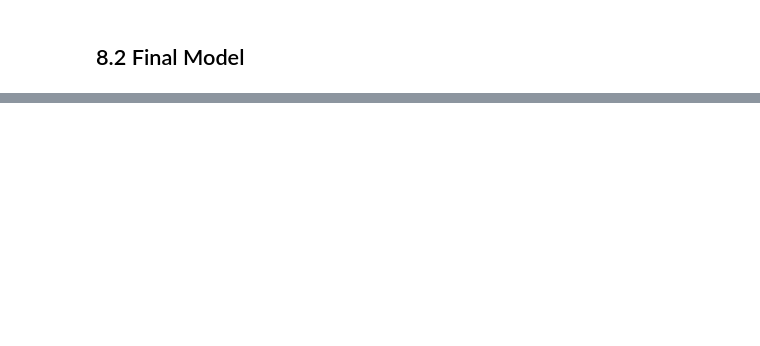
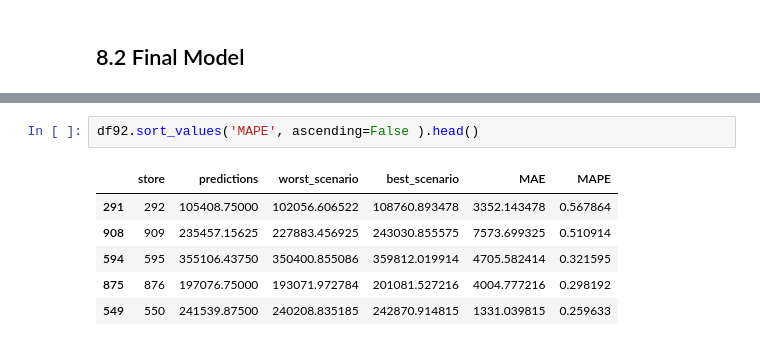
Before and after one commit to alvaro-morais-png/ds_em_producao, a Jupyter notebook: mo7_sotre_sales_prediction.ipynb, the cells around one changed output, grey strips where cells are left out. Saved outputs shown, nothing was run; the diff lists cells and outputs as text; blank space fills up the shorter version.

```diff
--- a/mo7_sotre_sales_prediction.ipynb
+++ b/mo7_sotre_sales_prediction.ipynb
@@ -1603,0 +1626,9 @@ xgb_result_tuned
+# %%
+df92.sort_values('MAPE', ascending=False ).head()
+# %% [output]
+|  | store | predictions | worst_scenario | best_scenario | MAE | MAPE |
+| 291 | 292 | 105408.75000 | 102056.606522 | 108760.893478 | 3352.143478 | 0.567864 |
+| 908 | 909 | 235457.15625 | 227883.456925 | 243030.855575 | 7573.699325 | 0.510914 |
+| 594 | 595 | 355106.43750 | 350400.855086 | 359812.019914 | 4705.582414 | 0.321595 |
+| 875 | 876 | 197076.75000 | 193071.972784 | 201081.527216 | 4004.777216 | 0.298192 |
+| 549 | 550 | 241539.87500 | 240208.835185 | 242870.914815 | 1331.039815 | 0.259633 |
```
Also changed, not shown: parts of 24 cells of this notebook.
